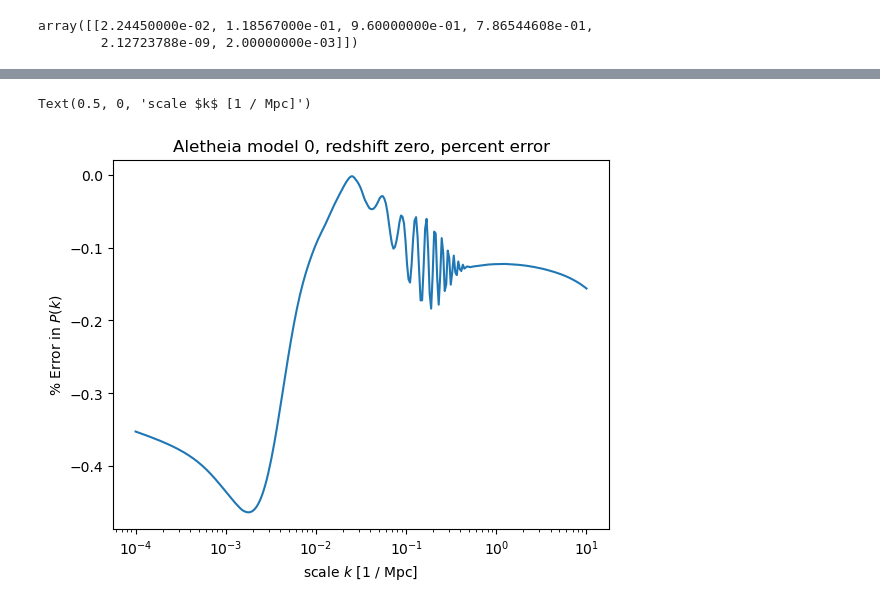
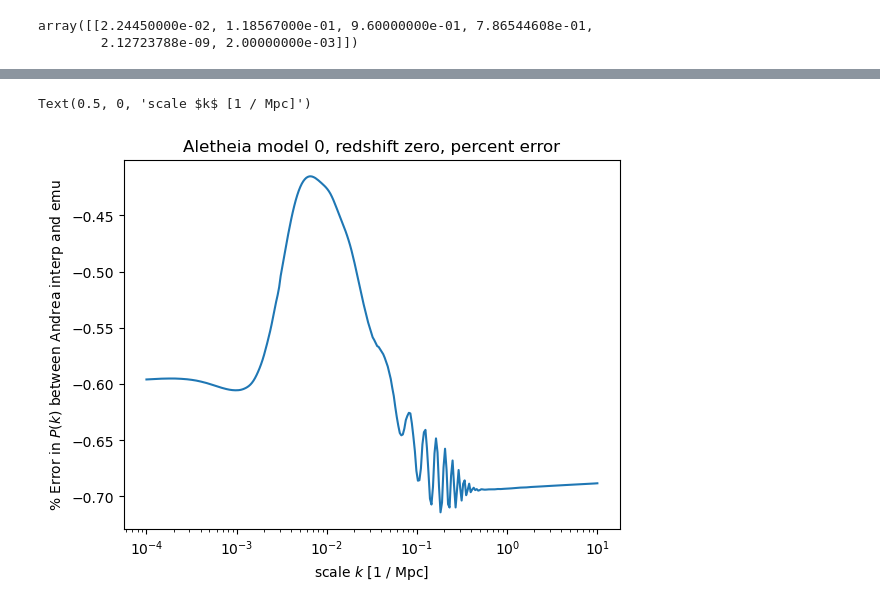
Before and after one commit to 3276908917/Master, a Jupyter notebook: CAMB_notebooks/emulator/H_massive_emulator.ipynb, the cells around one changed output, grey strips where cells are left out. Cells and saved outputs as stored; diff of their text form; code cells hidden in the pictures.

```diff
--- a/CAMB_notebooks/emulator/H_massive_emulator.ipynb
+++ b/CAMB_notebooks/emulator/H_massive_emulator.ipynb
@@ -81,17 +88,23 @@ par_ranges
 xmin = np.array([])
 xrange = np.array([])
 
-for key in par_ranges.keys():
-    xmin = np.append(xmin, par_ranges[key][0])
-    xrange = np.append(xrange, par_ranges[key][1] - par_ranges[key][0])
-    if key == "n_s":
-        xmin = np.append(xmin, 0)
-        xrange = np.append(xrange, 0)
-    if key == 'om_nu':
-        break
+if linear_in_sigma12:
+    for key in par_ranges.keys():
+        xmin = np.append(xmin, par_ranges[key][0])
+        xrange = np.append(xrange, par_ranges[key][1] - par_ranges[key][0])
 
-xmin[3] = 0.04
-xrange[3] = 0.96
+else:
+    for key in par_ranges.keys():
+        xmin = np.append(xmin, par_ranges[key][0])
+        xrange = np.append(xrange, par_ranges[key][1] - par_ranges[key][0])
+        if key == "n_s":
+            xmin = np.append(xmin, 0)
+            xrange = np.append(xrange, 0)
+        if key == 'om_nu':
+            break
+
+    xmin[3] = 0.04
+    xrange[3] = 0.96
 
 print(xmin)
 print(xrange)
@@ -159,4 +172,5 @@ nnu_massive             1
 sigma12          0.786545
 Name: 0, dtype: object
 # %%
-p_m0truth2, actual_sigma12, best_z = ged.interpolate_cell(m0_with_neuts, scales)
+p_m0truth2, actual_sigma12, best_z = ged.interpolate_cell(m0_with_neuts, scales,
+    using_andrea_code=False)
@@ -187,5 +198,5 @@ x
 array([[2.24450000e-02, 1.18567000e-01, 9.60000000e-01, 7.86544608e-01,
         2.12723788e-09, 2.00000000e-03]])
 # %%
-print(xmin)
-print(xrange)
+if not linear_in_sigma12:
+    x[0][3] *= x[0][3]
@@ -212,4 +203,4 @@ array([[0.53287671, 0.47952857, 0.44444444, 0.60276294, 0.25449598,
 # %%
 # guess, uncertainties = m.predict(xtransform(x))
-guess, uncertainties = m.predict(xtransform(x_sigma12_2))
+guess, uncertainties = m.predict(xtransform(x))
 # %%
@@ -227,14 +228,14 @@ pb.legend()
 # %%
 pb.plot(scales,
-    (inverse_ytransform(guess[0]) - p_m0truth) / p_m0truth * 100)
+    ui.percent_error(p_m0truth2, inverse_ytransform(guess[0])))
 pb.xscale('log')
 pb.title("Aletheia model 0, redshift zero, percent error")
-pb.ylabel('% Error in $P(k)$')
+pb.ylabel('% Error in $P(k)$ between Andrea interp and emu')
 pb.xlabel('scale $k$ [1 / Mpc]')
 # pb.savefig("../../plots/emulator/performance/massive_m0_G5.png")
 # %% [output]
 Text(0.5, 0, 'scale $k$ [1 / Mpc]')
-[figure, old version]
+[figure, new version]
 # %%
 # Remember that the structure of an hc entry is
 # omb, omc, ns, s12, omnu, As
```
Also changed, not shown: parts of 19 cells of this notebook, 4 other files.
